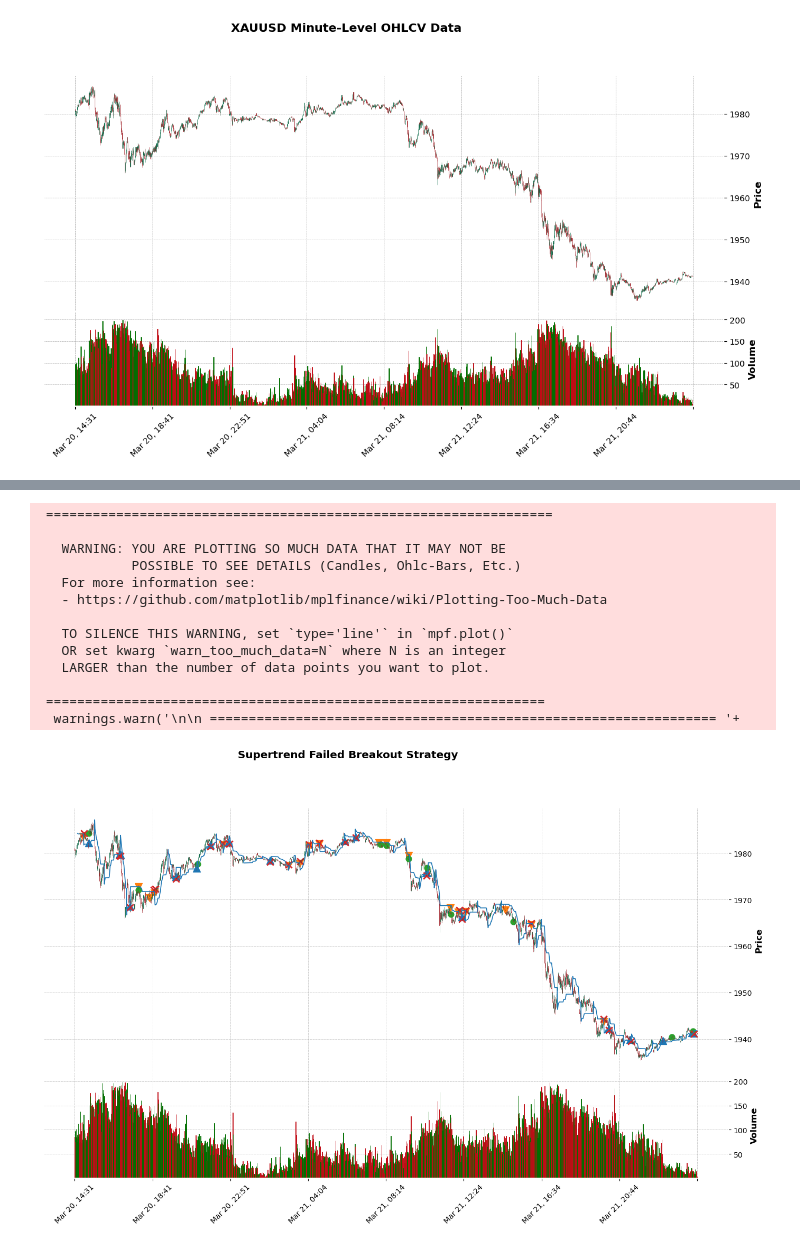
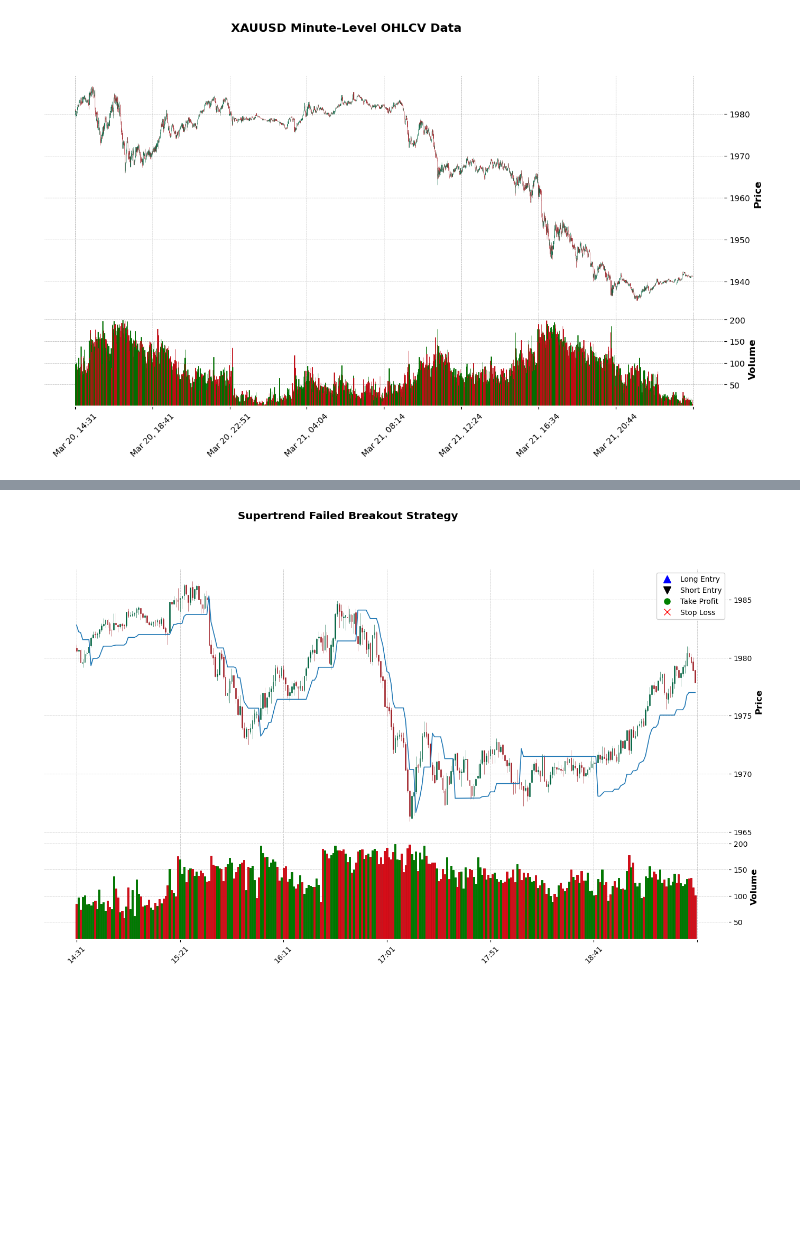
Before and after one commit to saurabh-gupta97/supertrend-failed-breakout-strategy, a Jupyter notebook: notebooks/01_data_exploration.ipynb, the cells around one changed output, grey strips where cells are left out. Saved outputs shown, nothing was run; the diff lists cells and outputs as text; code cells hidden in the pictures; blank space fills up the shorter version.

```diff
--- a/notebooks/01_data_exploration.ipynb
+++ b/notebooks/01_data_exploration.ipynb
@@ -98,8 +98,9 @@ start_time = time.time()
 supertrend_data = (
     calculate_supertrend(
         ohlcv_data=ohlcv_data,
-        atr_period=10,
+        atr_period=100,
         multiplier=3.0,
+        smoothing_type="SMA",
     )
 )
 end_time = time.time()
@@ -140,7 +141,11 @@ start_time = time.time()
 
 signal_data = (
     generate_signals(
-        supertrend_data=supertrend_data
+        supertrend_data=supertrend_data,
+        penetration_ticks=1,
+        penetration_model="atr_frac",
+        min_penetration_atr_fraction=1.0,
+        volume_multiplier=3.0,
     )
 )
 
@@ -177,7 +182,7 @@ start_time = time.time()
 trades_data = (
     backtest_strategy(
         signal_data=signal_data,
-        reward_risk=2.0,
+        reward_risk=3.0,
         same_bar_priority="stop",
     )
 )
@@ -280,23 +285,10 @@ plot_ohlcv_with_supertrend(
 # %%
 plot_strategy_trades(
-    signal_data=signal_window,
+    signal_data=signal_window.iloc[0:300],
     trades_data=trades_window,
 )
 # %% [output]
- =================================================================
-
-   WARNING: YOU ARE PLOTTING SO MUCH DATA THAT IT MAY NOT BE
-            POSSIBLE TO SEE DETAILS (Candles, Ohlc-Bars, Etc.)
-   For more information see:
-   - https://github.com/matplotlib/mplfinance/wiki/Plotting-Too-Much-Data
-
-   TO SILENCE THIS WARNING, set `type='line'` in `mpf.plot()`
-   OR set kwarg `warn_too_much_data=N` where N is an integer
-   LARGER than the number of data points you want to plot.
-
- ================================================================
-  warnings.warn('\n\n ================================================================= '+
-[figure, old version]
+[figure, new version]
 # %%
 plot_cumulative_pnl(
     trades_data=trades_window
```
Also changed, not shown: parts of 20 cells of this notebook, 3 other files.
